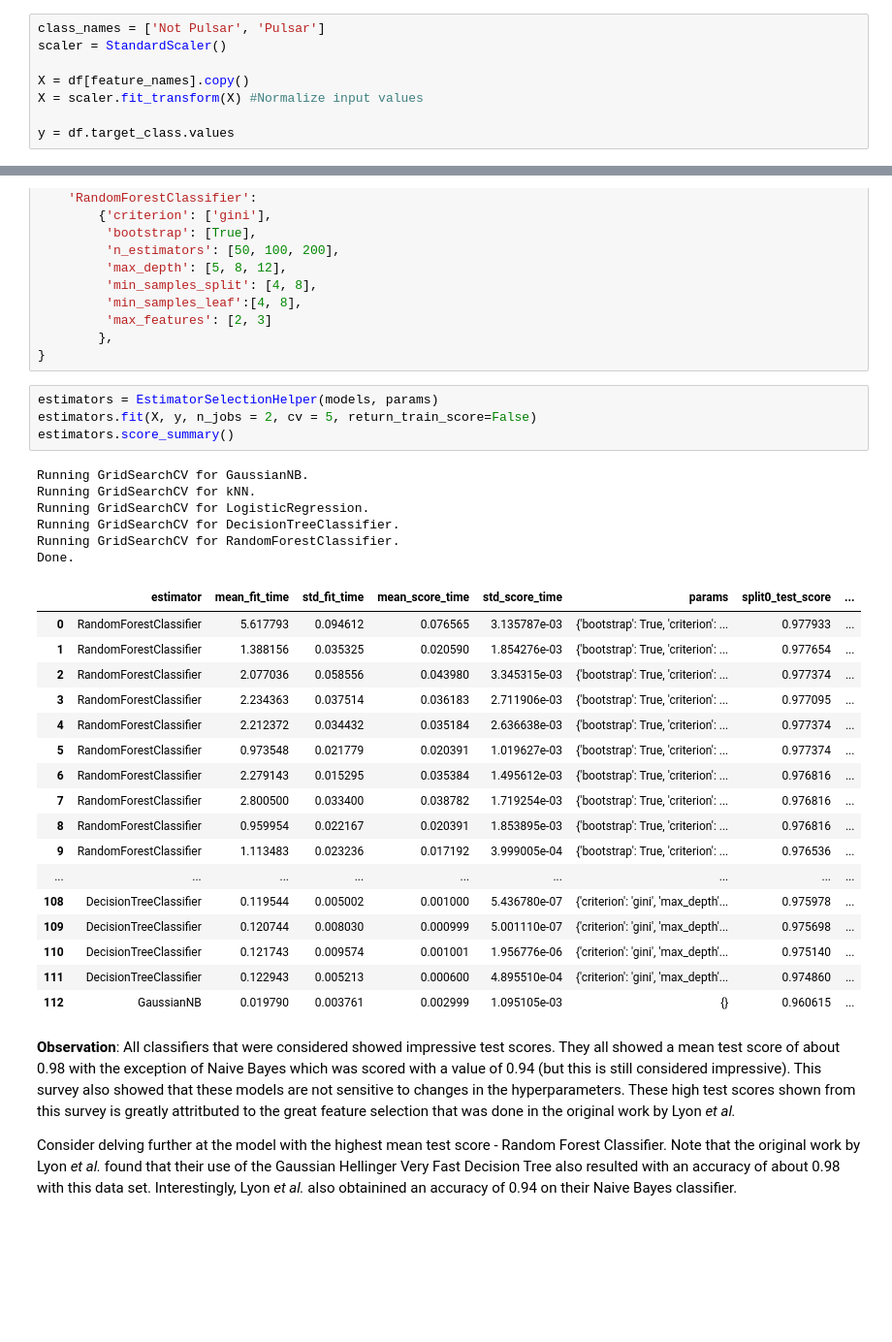
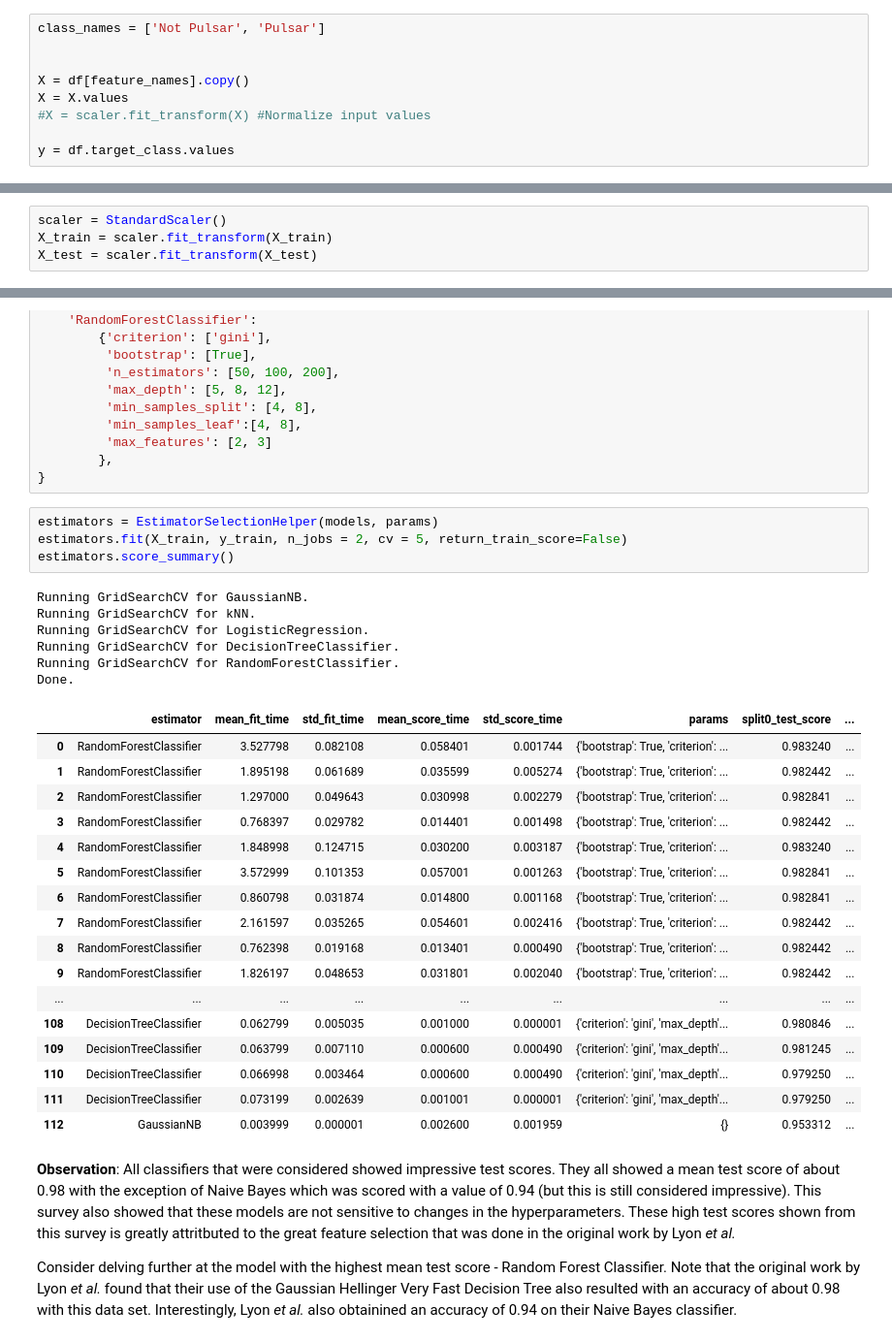
Before and after one commit to anthonyckleung/Pulsar-Star-Classifier, a Jupyter notebook: pulsar-star-ml.ipynb, the cells around one changed output, grey strips where cells are left out. Shown at 97% size. Saved outputs shown, nothing was run; the diff lists cells and outputs as text; blank space fills up the shorter version.

```diff
--- a/pulsar-star-ml.ipynb
+++ b/pulsar-star-ml.ipynb
@@ -173,9 +173,10 @@ from sklearn.model_selection import StratifiedKFold
 from sklearn.preprocessing import StandardScaler
 # %%
 class_names = ['Not Pulsar', 'Pulsar']
-scaler = StandardScaler()
+
 
 X = df[feature_names].copy()
-X = scaler.fit_transform(X) #Normalize input values
+X = X.values
+#X = scaler.fit_transform(X) #Normalize input values
 
 y = df.target_class.values
@@ -182 +185,5 @@ y = df.target_class.values
+# %%
+scaler = StandardScaler()
+X_train = scaler.fit_transform(X_train)
+X_test = scaler.fit_transform(X_test)
 # %% [markdown]
@@ -273,32 +280,32 @@ params = {
 }
 # %%
 estimators = EstimatorSelectionHelper(models, params)
-estimators.fit(X, y, n_jobs = 2, cv = 5, return_train_score=False)
+estimators.fit(X_train, y_train, n_jobs = 2, cv = 5, return_train_score=False)
 estimators.score_summary()
 # %% [output]
 Running GridSearchCV for GaussianNB.
 Running GridSearchCV for kNN.
 Running GridSearchCV for LogisticRegression.
 Running GridSearchCV for DecisionTreeClassifier.
 Running GridSearchCV for RandomForestClassifier.
 Done.
 |  | estimator | mean_fit_time | std_fit_time | mean_score_time | std_score_time | params | split0_test_score | ... |
-| 0 | RandomForestClassifier | 5.617793 | 0.094612 | 0.076565 | 3.135787e-03 | {'bootstrap': True, 'criterion': ... | 0.977933 | ... |
-| 1 | RandomForestClassifier | 1.388156 | 0.035325 | 0.020590 | 1.854276e-03 | {'bootstrap': True, 'criterion': ... | 0.977654 | ... |
-| 2 | RandomForestClassifier | 2.077036 | 0.058556 | 0.043980 | 3.345315e-03 | {'bootstrap': True, 'criterion': ... | 0.977374 | ... |
-| 3 | RandomForestClassifier | 2.234363 | 0.037514 | 0.036183 | 2.711906e-03 | {'bootstrap': True, 'criterion': ... | 0.977095 | ... |
-| 4 | RandomForestClassifier | 2.212372 | 0.034432 | 0.035184 | 2.636638e-03 | {'bootstrap': True, 'criterion': ... | 0.977374 | ... |
-| 5 | RandomForestClassifier | 0.973548 | 0.021779 | 0.020391 | 1.019627e-03 | {'bootstrap': True, 'criterion': ... | 0.977374 | ... |
-| 6 | RandomForestClassifier | 2.279143 | 0.015295 | 0.035384 | 1.495612e-03 | {'bootstrap': True, 'criterion': ... | 0.976816 | ... |
-| 7 | RandomForestClassifier | 2.800500 | 0.033400 | 0.038782 | 1.719254e-03 | {'bootstrap': True, 'criterion': ... | 0.976816 | ... |
-| 8 | RandomForestClassifier | 0.959954 | 0.022167 | 0.020391 | 1.853895e-03 | {'bootstrap': True, 'criterion': ... | 0.976816 | ... |
-| 9 | RandomForestClassifier | 1.113483 | 0.023236 | 0.017192 | 3.999005e-04 | {'bootstrap': True, 'criterion': ... | 0.976536 | ... |
+| 0 | RandomForestClassifier | 3.527798 | 0.082108 | 0.058401 | 0.001744 | {'bootstrap': True, 'criterion': ... | 0.983240 | ... |
+| 1 | RandomForestClassifier | 1.895198 | 0.061689 | 0.035599 | 0.005274 | {'bootstrap': True, 'criterion': ... | 0.982442 | ... |
+| 2 | RandomForestClassifier | 1.297000 | 0.049643 | 0.030998 | 0.002279 | {'bootstrap': True, 'criterion': ... | 0.982841 | ... |
+| 3 | RandomForestClassifier | 0.768397 | 0.029782 | 0.014401 | 0.001498 | {'bootstrap': True, 'criterion': ... | 0.982442 | ... |
+| 4 | RandomForestClassifier | 1.848998 | 0.124715 | 0.030200 | 0.003187 | {'bootstrap': True, 'criterion': ... | 0.983240 | ... |
+| 5 | RandomForestClassifier | 3.572999 | 0.101353 | 0.057001 | 0.001263 | {'bootstrap': True, 'criterion': ... | 0.982841 | ... |
+| 6 | RandomForestClassifier | 0.860798 | 0.031874 | 0.014800 | 0.001168 | {'bootstrap': True, 'criterion': ... | 0.982841 | ... |
+| 7 | RandomForestClassifier | 2.161597 | 0.035265 | 0.054601 | 0.002416 | {'bootstrap': True, 'criterion': ... | 0.982442 | ... |
+| 8 | RandomForestClassifier | 0.762398 | 0.019168 | 0.013401 | 0.000490 | {'bootstrap': True, 'criterion': ... | 0.982442 | ... |
+| 9 | RandomForestClassifier | 1.826197 | 0.048653 | 0.031801 | 0.002040 | {'bootstrap': True, 'criterion': ... | 0.982442 | ... |
 | ... | ... | ... | ... | ... | ... | ... | ... | ... |
-| 108 | DecisionTreeClassifier | 0.119544 | 0.005002 | 0.001000 | 5.436780e-07 | {'criterion': 'gini', 'max_depth'... | 0.975978 | ... |
-| 109 | DecisionTreeClassifier | 0.120744 | 0.008030 | 0.000999 | 5.001110e-07 | {'criterion': 'gini', 'max_depth'... | 0.975698 | ... |
-| 110 | DecisionTreeClassifier | 0.121743 | 0.009574 | 0.001001 | 1.956776e-06 | {'criterion': 'gini', 'max_depth'... | 0.975140 | ... |
-| 111 | DecisionTreeClassifier | 0.122943 | 0.005213 | 0.000600 | 4.895510e-04 | {'criterion': 'gini', 'max_depth'... | 0.974860 | ... |
-| 112 | GaussianNB | 0.019790 | 0.003761 | 0.002999 | 1.095105e-03 | {} | 0.960615 | ... |
+| 108 | DecisionTreeClassifier | 0.062799 | 0.005035 | 0.001000 | 0.000001 | {'criterion': 'gini', 'max_depth'... | 0.980846 | ... |
+| 109 | DecisionTreeClassifier | 0.063799 | 0.007110 | 0.000600 | 0.000490 | {'criterion': 'gini', 'max_depth'... | 0.981245 | ... |
+| 110 | DecisionTreeClassifier | 0.066998 | 0.003464 | 0.000600 | 0.000490 | {'criterion': 'gini', 'max_depth'... | 0.979250 | ... |
+| 111 | DecisionTreeClassifier | 0.073199 | 0.002639 | 0.001001 | 0.000001 | {'criterion': 'gini', 'max_depth'... | 0.979250 | ... |
+| 112 | GaussianNB | 0.003999 | 0.000001 | 0.002600 | 0.001959 | {} | 0.953312 | ... |
 # %% [markdown]
 **Observation**: All classifiers that were considered showed impressive test scores. They all showed a mean test score of about 0.98 with the exception of Naive Bayes which was scored with a value of 0.94 (but this is still considered impressive). This survey also showed that these models are not sensitive to changes in the hyperparameters. These high test scores shown from this survey is greatly attritbuted to the great feature selection that was done in the original work by Lyon *et al.*
 
```
Also changed, not shown: parts of 12 cells of this notebook.
